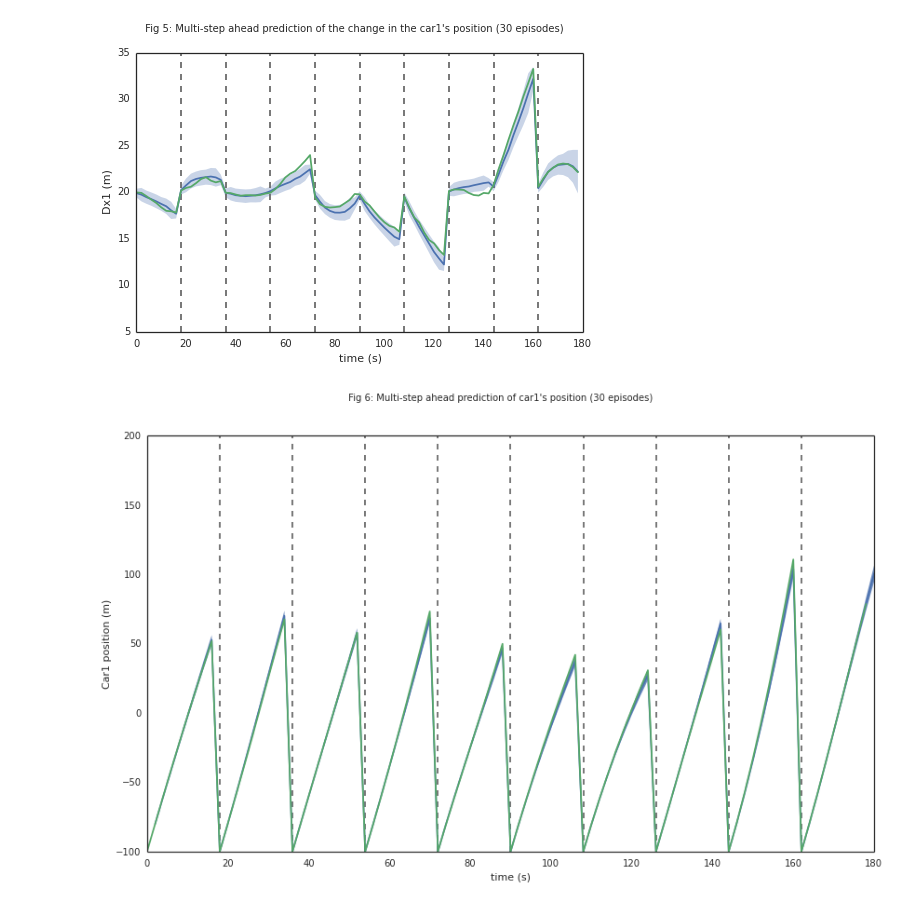
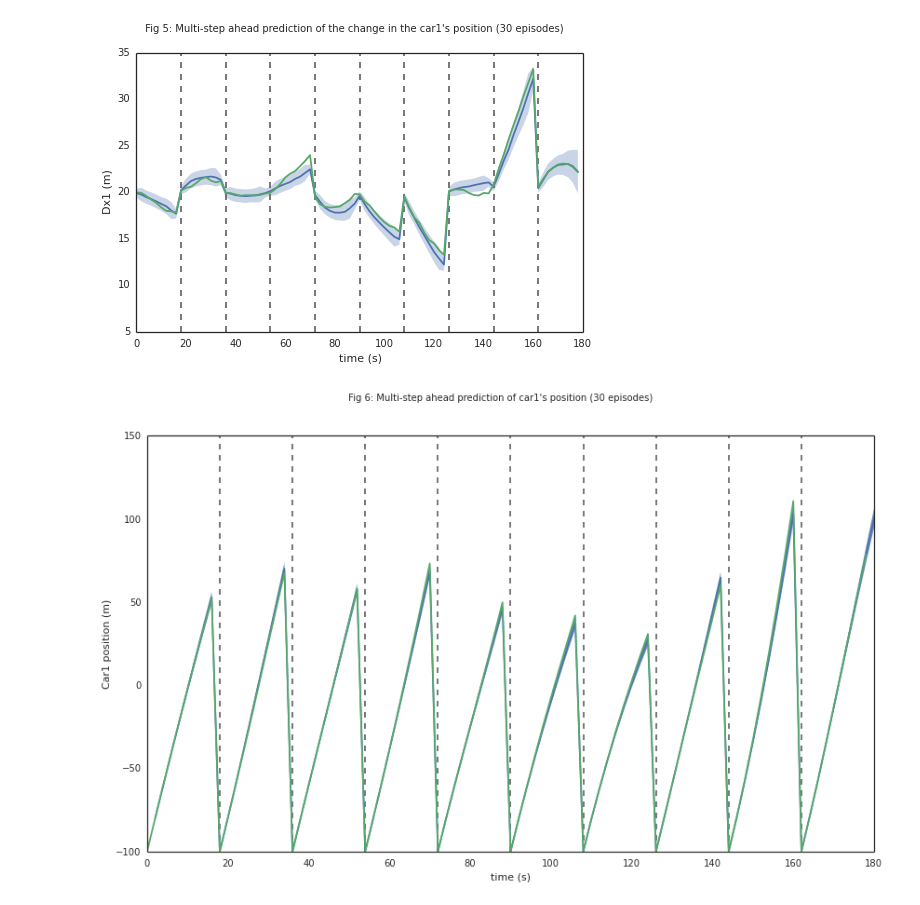
Before and after one commit to kyr-pol/Safe-RL, a Jupyter notebook: collision_avoidance.ipynb, the cells around one changed output. Cells and saved outputs as stored; diff of their text form; code cells hidden in the pictures.

```diff
--- a/collision_avoidance.ipynb
+++ b/collision_avoidance.ipynb
@@ -218,17 +219,17 @@ pl.show(f5)
 # %%
 s_pos = 2 * (2*D.state_v[:,0,0])**(0.5)
 
 f6 = pl.figure(figsize=(14,8))
 pl.fill_between(range(2,182,2),
         D.state_m[1:91,0]+s_pos[1:91],
         D.state_m[1:91,0]-s_pos[1:91],linewidth = 0, alpha = 0.8)
 pl.plot(range(2,182,2),D.state_m[1:91,0])
 pl.plot(range(0,180,2),D.te_X[0:90,0])
 pl.vlines(range(18,180,18),-100,200,linestyle='dashed', color=(0.4,0.4,0.4))
 pl.xlabel('time (s)')
 pl.ylabel('Car1 position (m)')
-pl.ylim(-100,200)
+pl.ylim(-100,150)
 f6.suptitle(" Fig 6: Multi-step ahead prediction of car1's position (30 episodes)")
 pl.show(f6)
 # %% [output]
-[figure, old version]
+[figure, new version]
```
Also changed, not shown: parts of 8 cells of this notebook.
